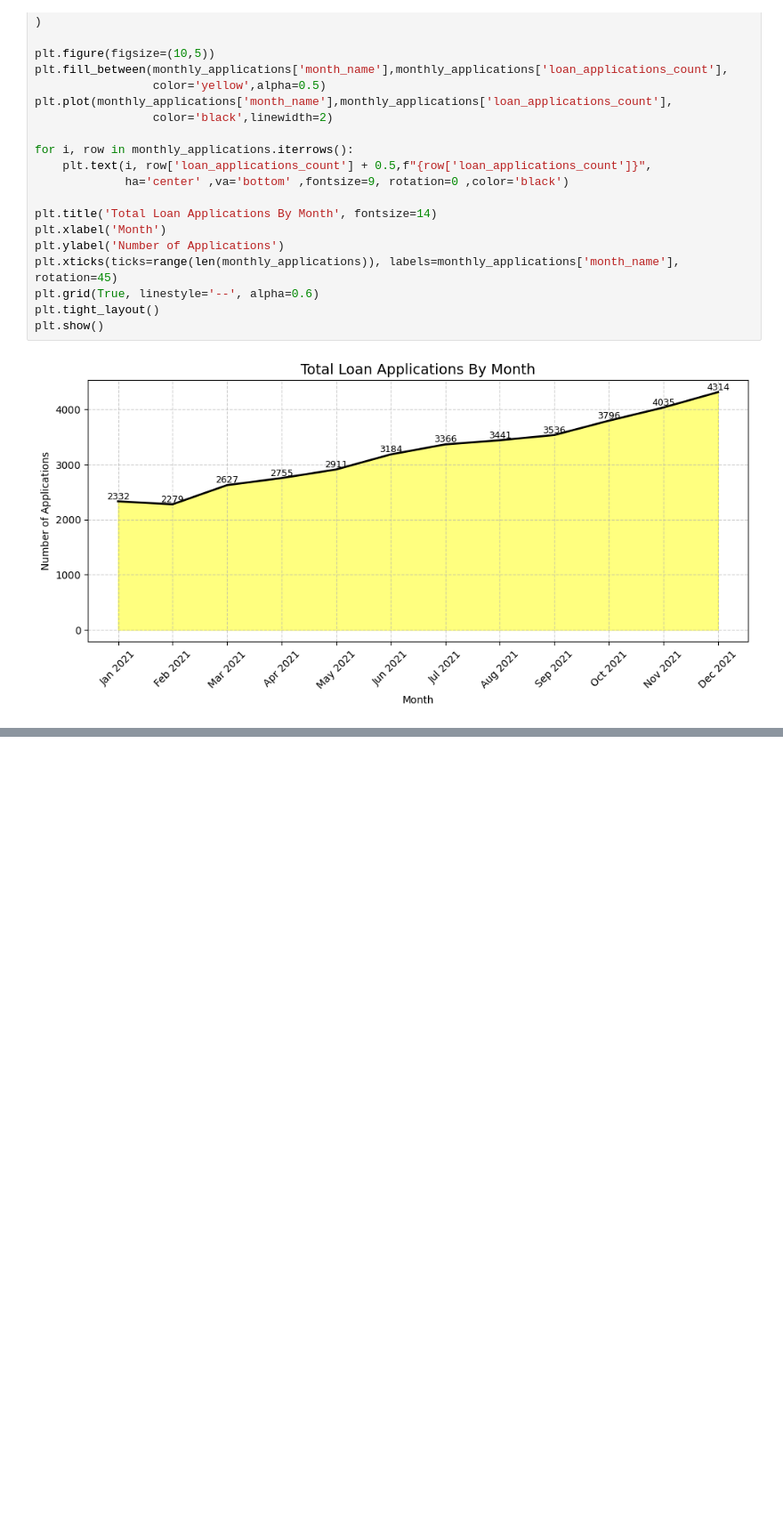
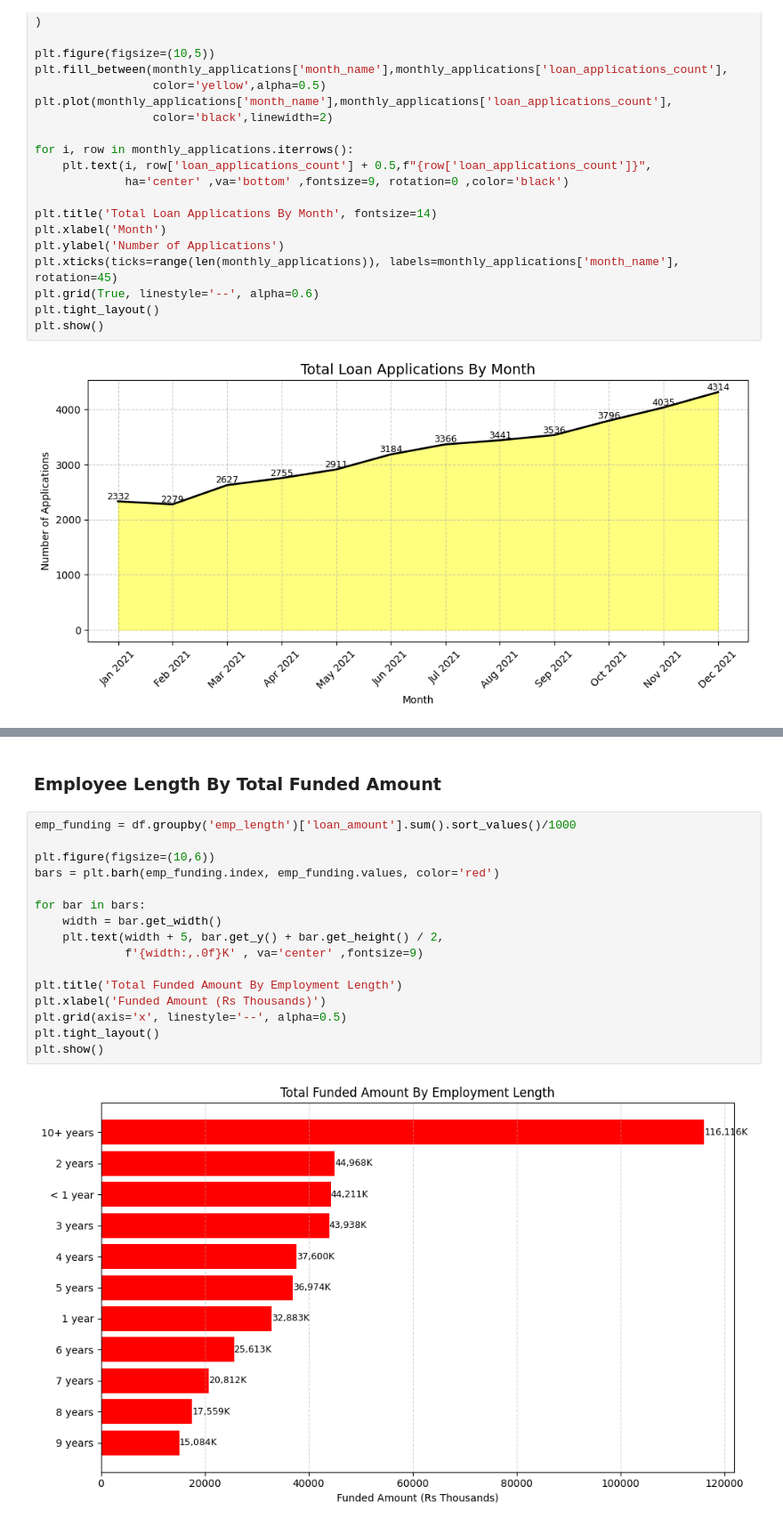
Before and after one commit to imaliakarim/Bank-Loan-Analysis, a Jupyter notebook: bankanalysis.ipynb, the cells around one changed output, grey strips where cells are left out. Shown at 89% size. Saved outputs shown, nothing was run; the diff lists cells and outputs as text; blank space fills up the shorter version.

```diff
--- a/bankanalysis.ipynb
+++ b/bankanalysis.ipynb
@@ -182,0 +222,20 @@ plt.show()
+# %% [markdown]
+### Employee Length By Total Funded Amount
+# %%
+emp_funding = df.groupby('emp_length')['loan_amount'].sum().sort_values()/1000
+
+plt.figure(figsize=(10,6))
+bars = plt.barh(emp_funding.index, emp_funding.values, color='red')
+
+for bar in bars:
+    width = bar.get_width()
+    plt.text(width + 5, bar.get_y() + bar.get_height() / 2,
+             f'{width:,.0f}K' , va='center' ,fontsize=9)
+
+plt.title('Total Funded Amount By Employment Length')
+plt.xlabel('Funded Amount (Rs Thousands)')
+plt.grid(axis='x', linestyle='--', alpha=0.5)
+plt.tight_layout()
+plt.show()
+# %% [output]
+[figure, added]
```
Also changed, not shown: parts of 8 cells of this notebook.
